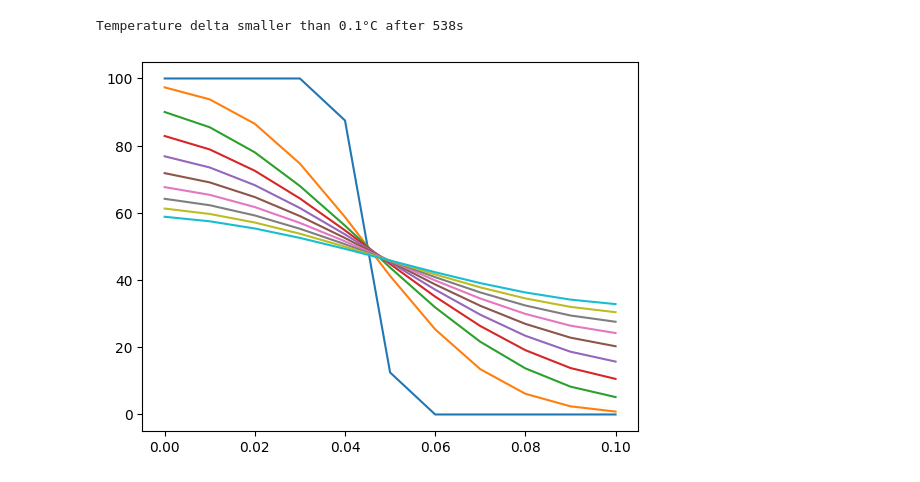
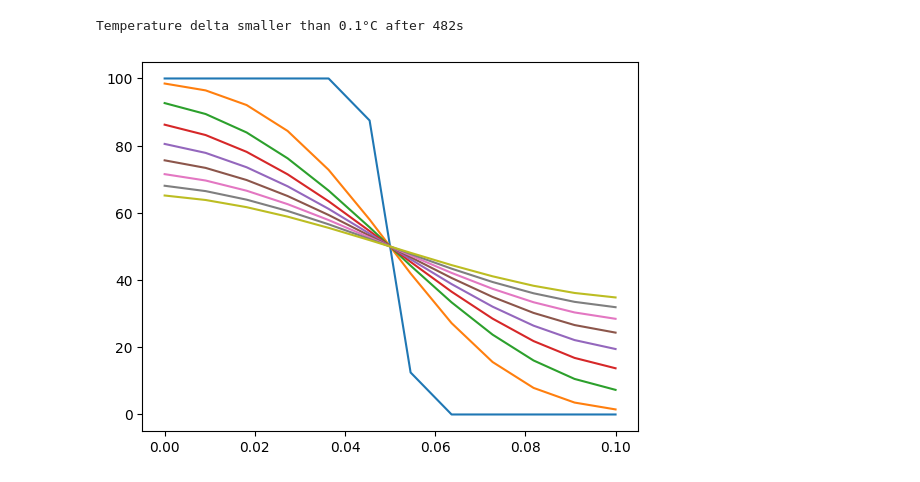
Before and after one commit to nwalser/systems-engineering-numerik, a Jupyter notebook: applications/12_partial_derivatives_1_2.ipynb, the cells around one changed output. Drawn from its saved outputs; the diff is of its cells as text; code cells hidden in the pictures.

```diff
--- a/applications/12_partial_derivatives_1_2.ipynb
+++ b/applications/12_partial_derivatives_1_2.ipynb
@@ -11,7 +11,7 @@ dT_left = 0
 dT_right = 0
 # %%
 # get lengths
-j = 11
+j = 12
 l_start = 0
 l_end = 0.1
 h = (l_end - l_start) / j
@@ -30,32 +30,32 @@ t_start = 0
 t_end = 550
 tau_max = (h ** 2 / (2 * a))
 tau = tau_max / 4
 ts = np.arange(start=t_start, stop=t_end, step=tau)
 
 # solve with FTCS
 us = np.hstack((T_plate_left, us, T_plate_right))
 
 for idx_t, t in enumerate(ts):
     un = np.zeros_like(us)
 
     un[0] = us[0] + tau * 2 * a / h**2 * (us[1] - us[0] - h * dT_left)
     un[-1] = us[-1] + tau * 2 * a / h**2 * (us[-2] - us[-1] - h * dT_right)
 
     for (idx_u, u) in enumerate(us[1:-1]):
         idx_u += 1
         un[idx_u] = us[idx_u] + tau * a / h**2 * (us[idx_u + 1] - 2 * us[idx_u] + us[idx_u - 1])
 
     # test for change
     if np.max(np.abs(un - us)) < 0.1:
         print(f"Temperature delta smaller than 0.1°C after {t:.0f}s")
         break
 
     us = un
 
     if idx_t % (int(len(ts) / 10)) == 0:
         plt.plot(ls, us[1:-1])
 
 plt.show()
 # %% [output]
-Temperature delta smaller than 0.1°C after 538s
+Temperature delta smaller than 0.1°C after 482s
-[figure, old version]
+[figure, new version]
```
Also changed, not shown: 2 other files.
